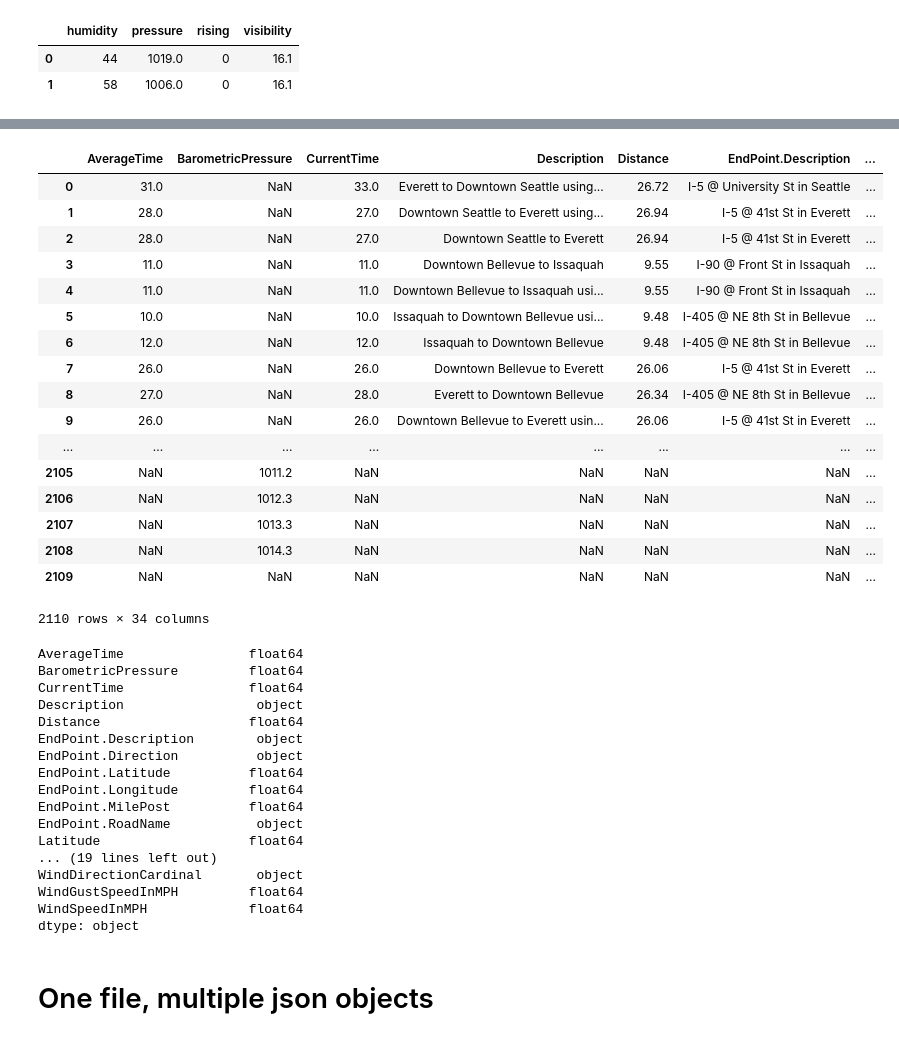
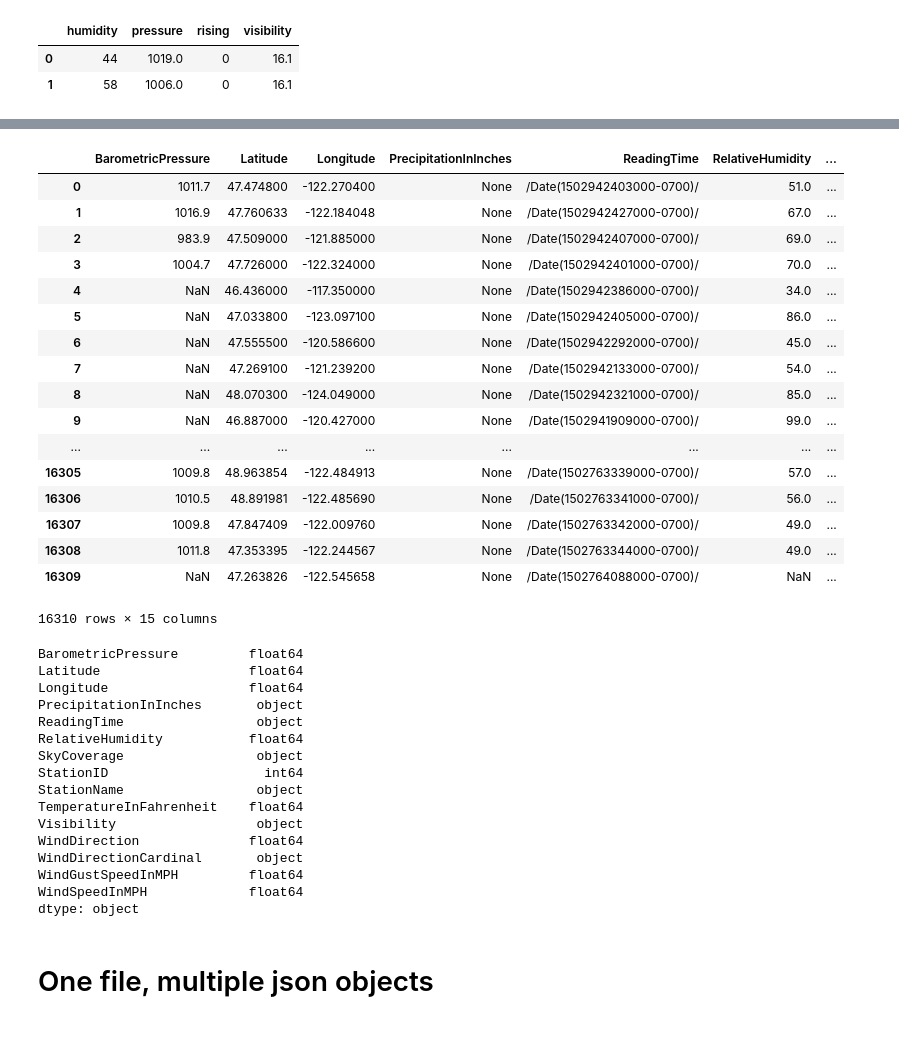
Before and after one commit to Data4Democracy/democratizing_weather_data, a Jupyter notebook: democratizing_weather_data/streaming/prototypes/analyze.ipynb, the cells around one changed output, grey strips where cells are left out. Saved outputs shown, nothing was run; the diff lists cells and outputs as text; code cells hidden in the pictures.

```diff
--- a/democratizing_weather_data/streaming/prototypes/analyze.ipynb
+++ b/democratizing_weather_data/streaming/prototypes/analyze.ipynb
@@ -339,58 +451,57 @@ dtype: object
 # %%
-top_folder = "../../../../../../from_bitnami/json"
+top_folder = "/home/vagrant/from_bitnami/wenfan/weather"
 first_time = True
 
 for filename in os.listdir(top_folder):
     filepath = top_folder + "/" + filename
 
     with open(filepath) as json_file:
       raw_json = json.load(json_file)
 
     #new_json = json_normalize(raw_json['query']['results']['channel']['atmosphere'])
     new_json = json_normalize(raw_json)
 
     if (first_time):
         first_time = False
         multifile_df = new_json
     else:
         multifile_df = multifile_df.append(new_json, ignore_index=True)
 
 multifile_df
 # %% [output]
-|  | AverageTime | BarometricPressure | CurrentTime | Description | Distance | EndPoint.Description | ... |
-| 0 | 31.0 | NaN | 33.0 | Everett to Downtown Seattle using... | 26.72 | I-5 @ University St in Seattle | ... |
-| 1 | 28.0 | NaN | 27.0 | Downtown Seattle to Everett using... | 26.94 | I-5 @ 41st St in Everett | ... |
-| 2 | 28.0 | NaN | 27.0 | Downtown Seattle to Everett | 26.94 | I-5 @ 41st St in Everett | ... |
-| 3 | 11.0 | NaN | 11.0 | Downtown Bellevue to Issaquah | 9.55 | I-90 @ Front St in Issaquah | ... |
-| 4 | 11.0 | NaN | 11.0 | Downtown Bellevue to Issaquah usi... | 9.55 | I-90 @ Front St in Issaquah | ... |
-| 5 | 10.0 | NaN | 10.0 | Issaquah to Downtown Bellevue usi... | 9.48 | I-405 @ NE 8th St in Bellevue | ... |
-| 6 | 12.0 | NaN | 12.0 | Issaquah to Downtown Bellevue | 9.48 | I-405 @ NE 8th St in Bellevue | ... |
-| 7 | 26.0 | NaN | 26.0 | Downtown Bellevue to Everett | 26.06 | I-5 @ 41st St in Everett | ... |
-| 8 | 27.0 | NaN | 28.0 | Everett to Downtown Bellevue | 26.34 | I-405 @ NE 8th St in Bellevue | ... |
-| 9 | 26.0 | NaN | 26.0 | Downtown Bellevue to Everett usin... | 26.06 | I-5 @ 41st St in Everett | ... |
+|  | BarometricPressure | Latitude | Longitude | PrecipitationInInches | ReadingTime | RelativeHumidity | ... |
+| 0 | 1011.7 | 47.474800 | -122.270400 | None | /Date(1502942403000-0700)/ | 51.0 | ... |
+| 1 | 1016.9 | 47.760633 | -122.184048 | None | /Date(1502942427000-0700)/ | 67.0 | ... |
+| 2 | 983.9 | 47.509000 | -121.885000 | None | /Date(1502942407000-0700)/ | 69.0 | ... |
+| 3 | 1004.7 | 47.726000 | -122.324000 | None | /Date(1502942401000-0700)/ | 70.0 | ... |
+| 4 | NaN | 46.436000 | -117.350000 | None | /Date(1502942386000-0700)/ | 34.0 | ... |
+| 5 | NaN | 47.033800 | -123.097100 | None | /Date(1502942405000-0700)/ | 86.0 | ... |
+| 6 | NaN | 47.555500 | -120.586600 | None | /Date(1502942292000-0700)/ | 45.0 | ... |
+| 7 | NaN | 47.269100 | -121.239200 | None | /Date(1502942133000-0700)/ | 54.0 | ... |
+| 8 | NaN | 48.070300 | -124.049000 | None | /Date(1502942321000-0700)/ | 85.0 | ... |
+| 9 | NaN | 46.887000 | -120.427000 | None | /Date(1502941909000-0700)/ | 99.0 | ... |
 | ... | ... | ... | ... | ... | ... | ... | ... |
-| 2105 | NaN | 1011.2 | NaN | NaN | NaN | NaN | ... |
-| 2106 | NaN | 1012.3 | NaN | NaN | NaN | NaN | ... |
-| 2107 | NaN | 1013.3 | NaN | NaN | NaN | NaN | ... |
-| 2108 | NaN | 1014.3 | NaN | NaN | NaN | NaN | ... |
-| 2109 | NaN | NaN | NaN | NaN | NaN | NaN | ... |
+| 16305 | 1009.8 | 48.963854 | -122.484913 | None | /Date(1502763339000-0700)/ | 57.0 | ... |
+| 16306 | 1010.5 | 48.891981 | -122.485690 | None | /Date(1502763341000-0700)/ | 56.0 | ... |
+| 16307 | 1009.8 | 47.847409 | -122.009760 | None | /Date(1502763342000-0700)/ | 49.0 | ... |
+| 16308 | 1011.8 | 47.353395 | -122.244567 | None | /Date(1502763344000-0700)/ | 49.0 | ... |
+| 16309 | NaN | 47.263826 | -122.545658 | None | /Date(1502764088000-0700)/ | NaN | ... |
-2110 rows × 34 columns
+16310 rows × 15 columns
 # %%
 multifile_df.dtypes
 # %% [output]
-AverageTime                float64
 BarometricPressure         float64
-CurrentTime                float64
-Description                 object
-Distance                   float64
-EndPoint.Description        object
-EndPoint.Direction          object
-EndPoint.Latitude          float64
-EndPoint.Longitude         float64
-EndPoint.MilePost          float64
-EndPoint.RoadName           object
 Latitude                   float64
-... (19 lines left out)
+Longitude                  float64
+PrecipitationInInches       object
+ReadingTime                 object
+RelativeHumidity           float64
+SkyCoverage                 object
+StationID                    int64
+StationName                 object
+TemperatureInFahrenheit    float64
+Visibility                  object
+WindDirection              float64
 WindDirectionCardinal       object
 WindGustSpeedInMPH         float64
 WindSpeedInMPH             float64
```
Also changed, not shown: parts of 38 cells of this notebook.
